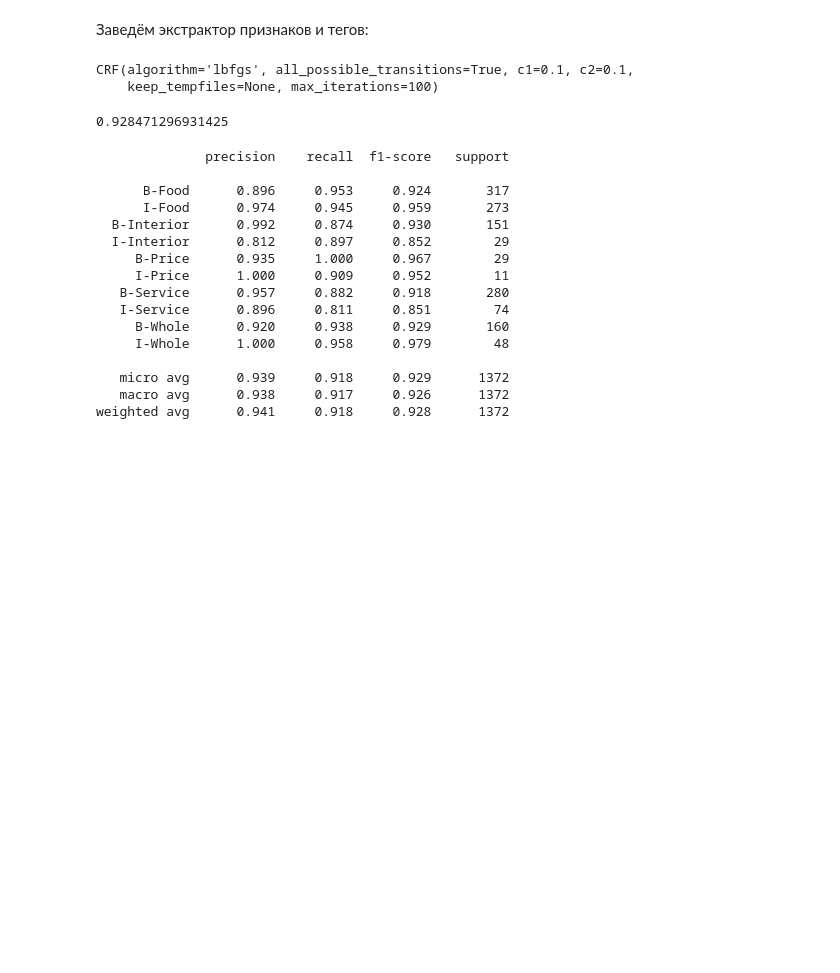
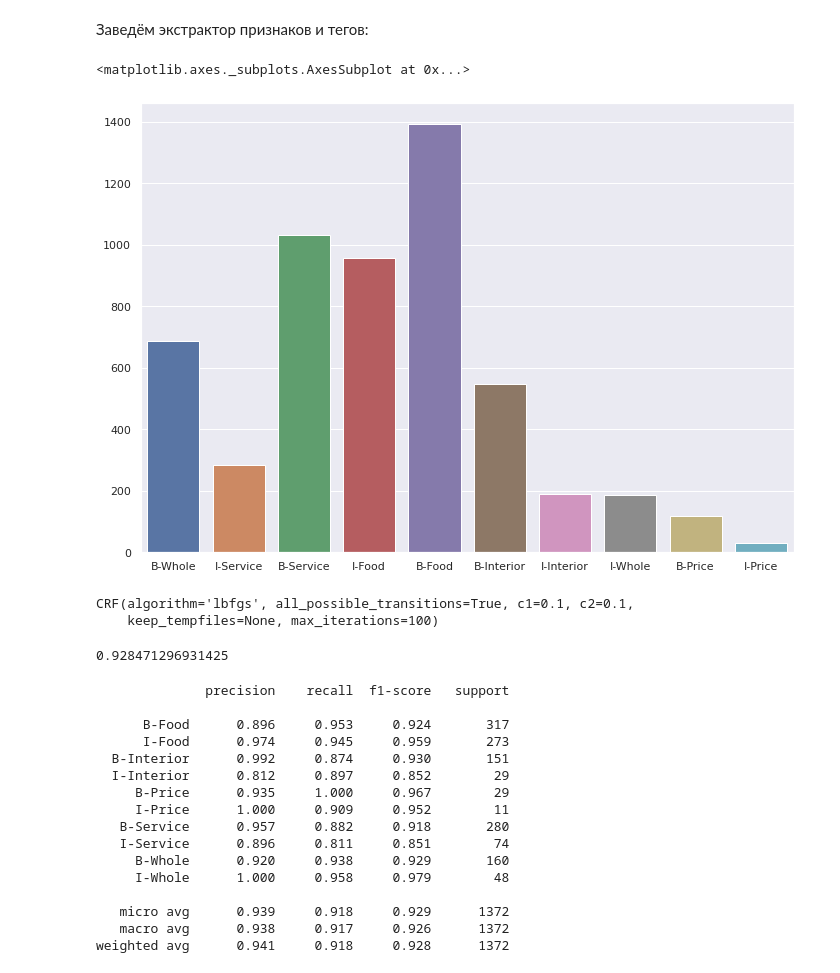
Before and after one commit to kseniakoshkina/nlp-project, a Jupyter notebook: AspectExtraction.ipynb, the cells around one changed output. Drawn from its saved outputs; the diff is of its cells as text; code cells hidden in the pictures; blank space fills up the shorter version.

```diff
--- a/AspectExtraction.ipynb
+++ b/AspectExtraction.ipynb
@@ -459,6 +430,30 @@ y_train = [sent2labels(s) for s in train_sen]
 
 X_test = [sent2features(s) for s in test_sen]
 y_test = [sent2labels(s) for s in test_sen]
+# %%
+import seaborn as sns
+from collections import Counter
+import matplotlib as plt
+y_train_ext = []
+for k in y_train:
+  y_train_ext.extend(k)
+ys_counts = Counter(y_train_ext)
+
+xs = []
+ys = []
+for key, value in ys_counts.items():
+  if key != 'O':
+    xs.append(key)
+    ys.append(value)
+
+
+sns.set(rc={'figure.figsize':(11.7,8.27)})
+sns.barplot(
+    x=xs,
+    y=ys)
+# %% [output]
+<matplotlib.axes._subplots.AxesSubplot at 0x...>
+[figure, added]
 # %%
 crf = sklearn_crfsuite.CRF(
     algorithm='lbfgs',
```
Also changed, not shown: parts of 34 cells of this notebook, 4 other files.
